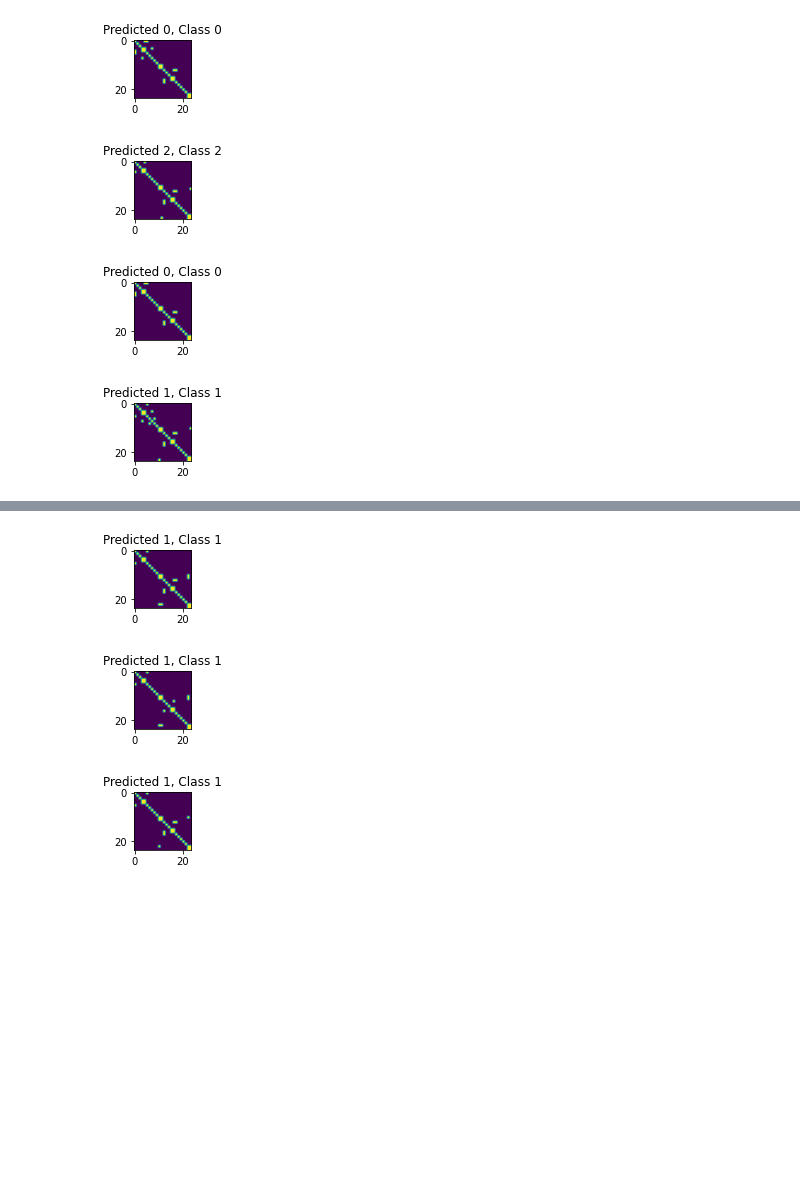
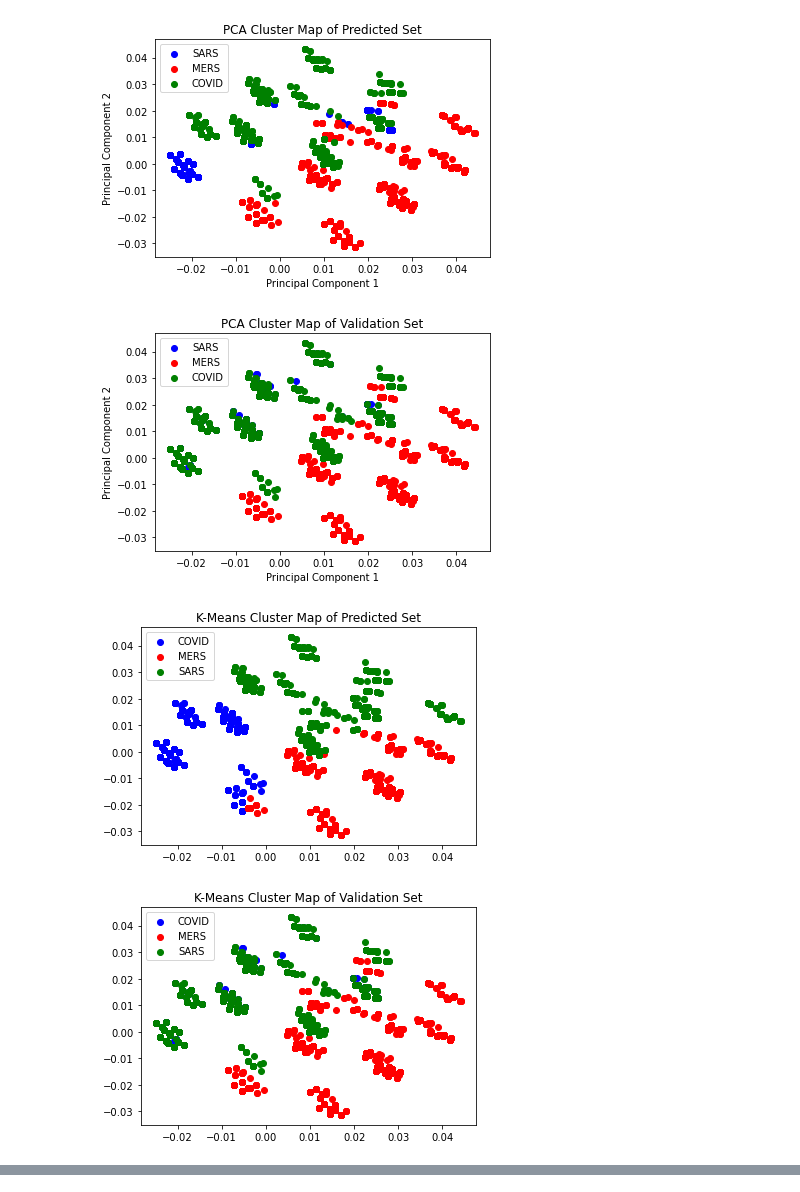
Before and after one commit to arjuns-code-center/OakRidgeNatLab_InternProject, a Jupyter notebook: Code/simulator.ipynb, the cells around one changed output, grey strips where cells are left out. Saved outputs shown, nothing was run; the diff lists cells and outputs as text; code cells hidden in the pictures; blank space fills up the shorter version.

Commit message:
Fine tuned PCA/KMeans/CAE and obtained new maps and accuracy numbers

```diff
--- a/Code/simulator.ipynb
+++ b/Code/simulator.ipynb
@@ -100,18 +104,18 @@ Tue Jun 15 14:41:40 2021: Finished PCA Clustering!
 # %%
 print(str(time.ctime()) + ": Implementing PCA ML...")
 
-batch_size = 128
+batch_size = 100
 epochs = 10
 
 pcamodel = Sequential()
-pcamodel.add(Dense(1024, activation='relu', input_shape=(None, 2)))
+pcamodel.add(Dense(1024, activation='relu', input_shape=(2,)))
 pcamodel.add(Dense(512, activation='relu'))
 pcamodel.add(Dense(256, activation='relu'))
 pcamodel.add(Dense(128, activation='relu'))
 pcamodel.add(Dense(3, activation='softmax'))
 
-pcamodel.compile(loss='categorical_crossentropy', optimizer='adam', metrics=['accuracy'])
-history = pcamodel.fit(reduced_train, lt_onehot, batch_size=batch_size, epochs=epochs)
+pcamodel.compile(loss='categorical_crossentropy', optimizer='adam', metrics=['categorical_accuracy'])
+history = pcamodel.fit(reduced_train, lt_onehot, batch_size=batch_size, epochs=epochs, validation_data=(reduced_val, lv_onehot))
 
 print(str(time.ctime()) + ": Finished PCA ML")
 # %% [output]
@@ -247,13 +209,11 @@ d_conv4 = Conv2D(1, (1, 1), activation='relu', padding='same')(b_norm6) # 24 x 2
 b_norm7 = BatchNormalization()(d_conv4)
 
 f1 = Flatten()(b_norm7) # add a fully connected layer after just the autoencoder. 576 x 1
-dense_1 = Dense(32, activation='relu')(f1) # 32 x 1
-dense_2 = Dense(16, activation='relu')(dense_1) # 16 x 1
-dense_3 = Dense(8, activation='relu')(dense_2) # 8 x 1
-r = Dense(3, activation='softmax')(dense_3) # 3 x 1
+dense = Dense(128, activation='relu')(f1) # 128 x 1
+r = Dense(3, activation='softmax')(dense) # 3 x 1
 
 classification_model = Model(x, r) # compile full model
-classification_model.compile(loss=keras.losses.categorical_crossentropy, optimizer='sgd', metrics=['accuracy'])
+classification_model.compile(loss=keras.losses.categorical_crossentropy, optimizer='adam', metrics=['categorical_accuracy'])
 
 print(str(time.ctime()) + ": Successfully created Classification Model")
 # %% [output]
@@ -263,7 +223,7 @@ Tue Jun 15 14:43:15 2021: Successfully created Classification Model
 print(str(time.ctime()) + ": Training Classification Model...")
 
 epochs = 10
-batch_size = 256
+batch_size = 100
 early_stop = EarlyStopping(monitor='loss', patience=5, restore_best_weights=True)
 classify_labels = classification_model.fit(train_X, train_label, batch_size=batch_size, epochs=epochs, callbacks=[early_stop])
 
@@ -321,12 +281,53 @@ Number of Incorrect Classifications: 39892
 # %%
+plt.figure(3)
+plt.scatter(reduced_val[result == 0, 0], reduced_val[result == 0, 1], c='b', label='SARS', alpha=1)
+plt.scatter(reduced_val[result == 1, 0], reduced_val[result == 1, 1], c='r', label='MERS', alpha=1)
+plt.scatter(reduced_val[result == 2, 0], reduced_val[result == 2, 1], c='g', label='COVID', alpha=1)
+plt.legend(loc='upper left')
+plt.xlabel('Principal Component 1')
+plt.ylabel('Principal Component 2')
+plt.title('PCA Cluster Map of Predicted Set')
+
+plt.figure(4)
+plt.scatter(reduced_val[label_validation == 0, 0], reduced_val[label_validation == 0, 1], c='b', label='SARS', alpha=1)
+plt.scatter(reduced_val[label_validation == 1, 0], reduced_val[label_validation == 1, 1], c='r', label='MERS', alpha=1)
+plt.scatter(reduced_val[label_validation == 2, 0], reduced_val[label_validation == 2, 1], c='g', label='COVID', alpha=1)
+plt.legend(loc='upper left')
+plt.xlabel('Principal Component 1')
+plt.ylabel('Principal Component 2')
+plt.title('PCA Cluster Map of Validation Set')
+
+plt.figure(5)
+plt.scatter(reduced_val[labels_val == 0, 0], reduced_val[labels_val == 0, 1], c='b', label='COVID')
+plt.scatter(reduced_val[labels_val == 1, 0], reduced_val[labels_val == 1, 1], c='r', label='MERS')
+plt.scatter(reduced_val[labels_val == 2, 0], reduced_val[labels_val == 2, 1], c='g', label='SARS')
+plt.title('K-Means Cluster Map of Predicted Set')
+plt.legend(loc='upper left')
+
+plt.figure(6)
+plt.scatter(reduced_val[label_validation == 0, 0], reduced_val[label_validation == 0, 1], c='b', label='COVID')
+plt.scatter(reduced_val[label_validation == 1, 0], reduced_val[label_validation == 1, 1], c='r', label='MERS')
+plt.scatter(reduced_val[label_validation == 2, 0], reduced_val[label_validation == 2, 1], c='g', label='SARS')
+plt.title('K-Means Cluster Map of Validation Set')
+plt.legend(loc='upper left')
+
 plt.figure(7)
-for i in range(15):
-    plt.subplot(3,5,i+1)
-    plt.imshow(valset[correct[i], :, :])
-    plt.title("Predicted {}, Class {}".format(predicted[correct[i]], int(label_validation[correct[i]])))
-    plt.show()
+plt.scatter(reduced_val[predicted == 0, 0], reduced_val[predicted == 0, 1], c='b', label='COVID')
+plt.scatter(reduced_val[predicted == 1, 0], reduced_val[predicted == 1, 1], c='r', label='MERS')
+plt.scatter(reduced_val[predicted == 2, 0], reduced_val[predicted == 2, 1], c='g', label='SARS')
+plt.title('CAE Cluster Map of Predicted Set')
+plt.legend(loc='upper left')
+
+plt.figure(8)
+plt.scatter(reduced_val[label_validation == 0, 0], reduced_val[label_validation == 0, 1], c='b', label='COVID')
+plt.scatter(reduced_val[label_validation == 1, 0], reduced_val[label_validation == 1, 1], c='r', label='MERS')
+plt.scatter(reduced_val[label_validation == 2, 0], reduced_val[label_validation == 2, 1], c='g', label='SARS')
+plt.title('CAE Cluster Map of Validation Set')
+plt.legend(loc='upper left')
+
+plt.show()
 # %% [output]
-[figure, old version]
+[figure, new version]
-[figure, old version]
+[figure, new version]
-[figure, old version]
+[figure, new version]
-[figure, old version]
+[figure, new version]
@@ -335,3 +335,0 @@ for i in range(15):
-[figure, removed]
-[figure, removed]
-[figure, removed]
```
Also changed, not shown: parts of 17 cells of this notebook, 14 other files.
